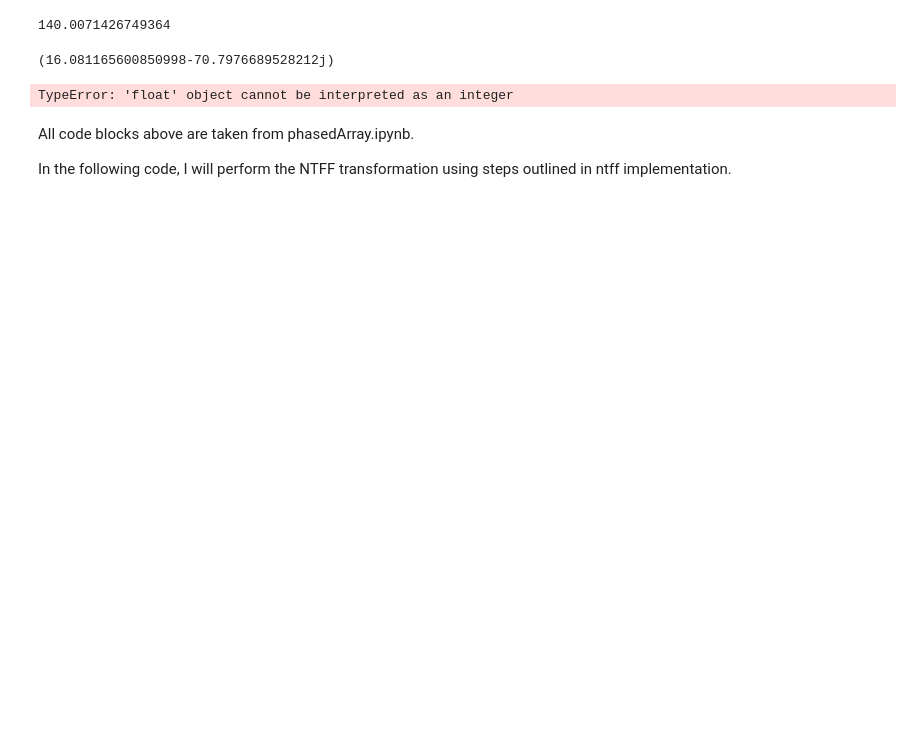
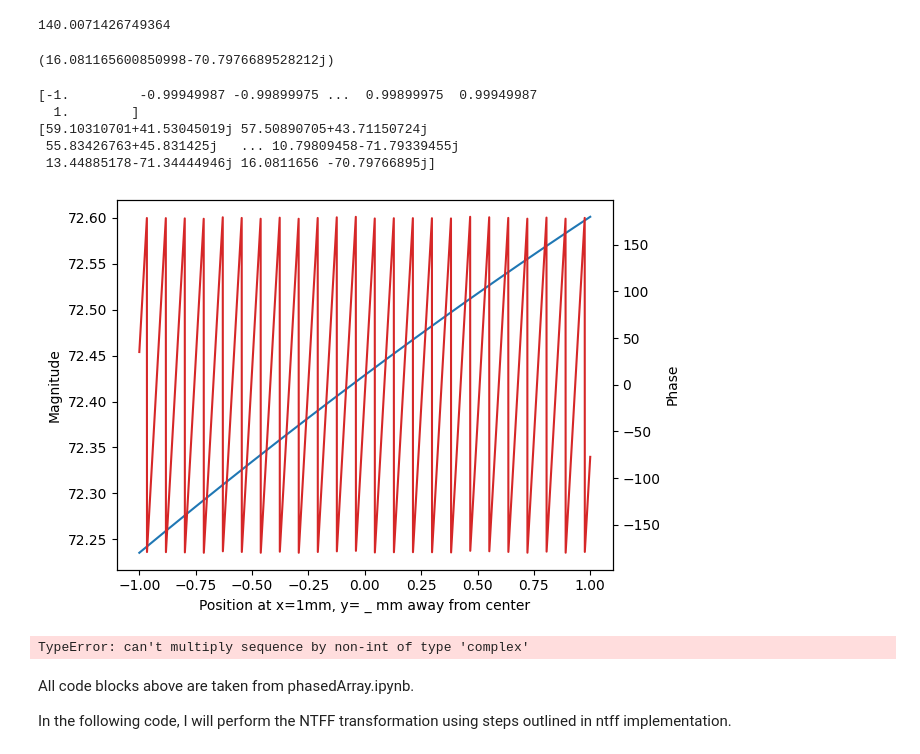
Before and after one commit to carrienlei/EE578FinalProject, a Jupyter notebook: ntff_with_tm_update.ipynb, the cells around one changed output. Cells and saved outputs as stored; diff of their text form; code cells hidden in the pictures; blank space fills up the shorter version.

Commit message:
NTFF WSU scattering width implemented, only L1

```diff
--- a/ntff_with_tm_update.ipynb
+++ b/ntff_with_tm_update.ipynb
@@ -355,6 +340,10 @@ print(Ez_far_field)
 
 #copying from existing code block, looping to create matrix of e^jkr hat r bar prime factors
 #defining r_bar position in far field:
+
+#This implementation is incorrect. First, we do not want to implement for some point r at some fixed distance, because we want to take distance to infinity.
+#therefore, calculate scattering width, which computes power radiated within a theta cross section
+#should be plotted as a function of theta
 
 r_bar_x = 1000e-3 # x distance from center is 1000mm away: 1 m away
 r_bar_y_min = -1000e-3
@@ -364,38 +353,69 @@ center_sim_x_y=np.array([center_x,center_y])
 #far field will be evaluated from, in x,y: 1m, -1m --> 1m, 1m: essentially vertical line to the right of simulation
 num_ff_pts=int(abs((r_bar_y_max-r_bar_y_min)/dy))
 r_bar_y_min_to_max_arr=np.linspace(r_bar_y_min,r_bar_y_max,num=num_ff_pts)
+
+Ez_far_field_arr=np.zeros(num_ff_pts,dtype=np.complex128)
 
 for i in range (0,num_ff_pts):
 
     r_bar_x_y=np.array([r_bar_x,r_bar_y_min_to_max_arr[i]])
 
     r_hat_dot_r_prime_bar=np.zeros(numL_cells)
 
     #calculate magnitude using built in function
     r_bar_magnitude= np.linalg.norm(r_bar_x_y - center_sim_x_y)
     #print(r_bar_magnitude)
 
     #define unit vector r hat from given r bar positions
     r_hat_x_y=np.array([r_bar_x/r_bar_magnitude , r_bar_y_min_to_max_arr[i]/r_bar_magnitude])
 
     #near field source point vector
     #as of now: only from pts on L1
     r_bar_prime_x=(np.linspace(L_ending_dim,L_ending_dim,numL_cells)) - (center_x*dx)
     r_bar_prime_y=(np.linspace(L_starting_dim,L_ending_dim,numL_cells)) - (center_y*dy)
     r_bar_prime_x_y=np.array([r_bar_prime_x,r_bar_prime_y])
 
+
+    #element wise dot product from single rbarprime vector (to ff point), and r_hat_x_y points (all points along L1)
     r_hat_dot_r_prime_bar=np.dot(r_hat_x_y,r_bar_prime_x_y)
     #print(r_hat_dot_r_prime_bar)
 
     k = 2 * np.pi / lambda0
     L1_integral = 0+0j
     L1_integral_arr = ( (omega0 * mu0 * np.sum(Jeq_L1_phasors[0:-1])) - (k*Meq_L1_phasors[0:-1]) ) *np.exp(1j * k *r_hat_dot_r_prime_bar[0:-1])
 
     L1_integral_val=np.sum(L1_integral_arr)
 
     r=r_bar_magnitude
     far_field_integral_const= (np.exp(-1j*k*r) / math.sqrt(r) ) * ( (np.exp(np.pi * 1j / 4)) / math.sqrt(8*np.pi*k) )
 
-    Ez_far_field = far_field_integral_const * L1_integral_val
+    Ez_far_field_arr[i] = far_field_integral_const * L1_integral_val
+
+print(r_bar_y_min_to_max_arr)
+print(Ez_far_field_arr)
+
+#visualizing Ez_far_field_arr
+
+
+mag=np.abs(Ez_far_field_arr)
+phase=np.angle(Ez_far_field_arr)
+phase_deg=180*phase/np.pi
+
+fig,ax1=plt.subplots()
+ax1.set_xlabel('Position at x=1mm, y= _ mm away from center')
+ax1.set_ylabel('Magnitude')
+color='tab:blue'
+ax1.plot(r_bar_y_min_to_max_arr,mag,color=color)
+
+ax2=ax1.twinx()
+ax2.set_ylabel('Phase')
+color='tab:red'
+ax2.plot(r_bar_y_min_to_max_arr,phase_deg,color=color)
+plt.show()
 # %% [output]
-TypeError: 'float' object cannot be interpreted as an integer
+[-1.         -0.99949987 -0.99899975 ...  0.99899975  0.99949987
+  1.        ]
+[59.10310701+41.53045019j 57.50890705+43.71150724j
+ 55.83426763+45.831425j   ... 10.79809458-71.79339455j
+ 13.44885178-71.34444946j 16.0811656 -70.79766895j]
+[figure, added]
@@ -402,3 +455,22 @@ TypeError: 'float' object cannot be interpreted as an integer
+# %%
+#computing closed contour integral over L1 of Jeq and Meq
+#defining wavenumber k
+k = 2 * np.pi / lambda0
+L1_integral = 0+0j
+L1_integral_arr = ( (omega0 * mu0 * np.sum(Jeq_L1_phasors[0:-1])) - (k*Meq_L1_phasors[0:-1]) ) * np.exp(1j * k *r_prime_cos_phi_vec[0:-1])
+
+L1_integral_val=np.sum(L1_integral_arr)
+
+L1_integral_val_sqaured=L1_integral_val**2
+
+E_initial_amplitude=1
+lambda_val=lambda0
+sigma_2d=(lambda_val / (8*np.pi*(E_initial_amplitude**2))) * L1_integral_val_sqaured
+print(sigma_2d)
+#print(L1_integral_arr)
+#print(L1_integral_val)
+# %% [output]
+TypeError: can't multiply sequence by non-int of type 'complex'
 # %% [markdown]
 All code blocks above are taken from phasedArray.ipynb.
 
```
Also changed, not shown: parts of 5 cells of this notebook.
